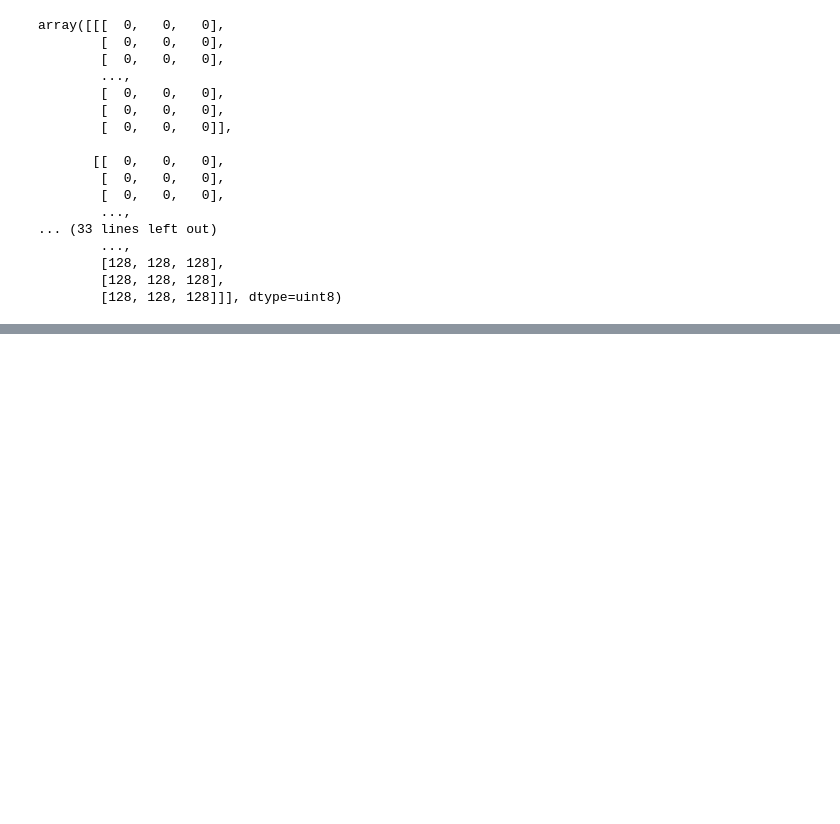
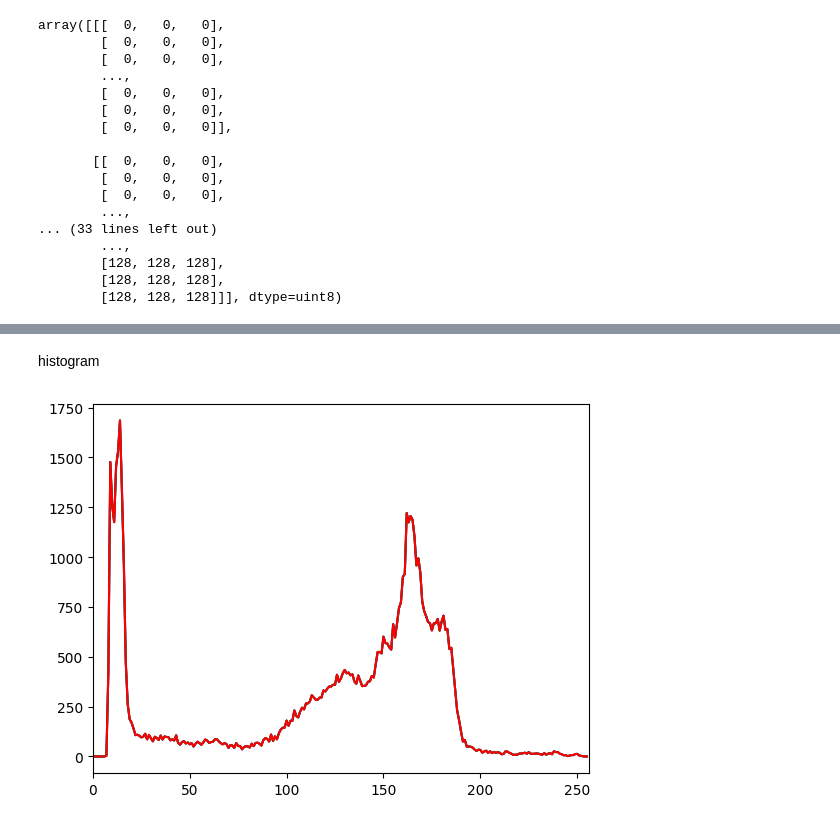
Before and after one commit to NoopurBachhawat/Digital-image-processing, a Jupyter notebook: Noopur_E1.ipynb, the cells around one changed output, grey strips where cells are left out. Saved outputs shown, nothing was run; the diff lists cells and outputs as text; code cells hidden in the pictures; blank space fills up the shorter version.

```diff
--- a/Noopur_E1.ipynb
+++ b/Noopur_E1.ipynb
@@ -73,0 +93,14 @@ array([[[  0,   0,   0],
+# %% [markdown]
+histogram
+# %%
+import cv2
+import matplotlib.pyplot as plt
+img = cv2.imread("cameraman.tif")
+color = ('b','g','r')
+for i,col in enumerate(color):
+    hist = cv2.calcHist([img],[i],None,[256],[0,256])
+    plt.plot(hist,color = col)
+    plt.xlim([0,256])
+plt.show()
+# %% [output]
+[figure, added]
```
Also changed, not shown: parts of 4 cells of this notebook.
